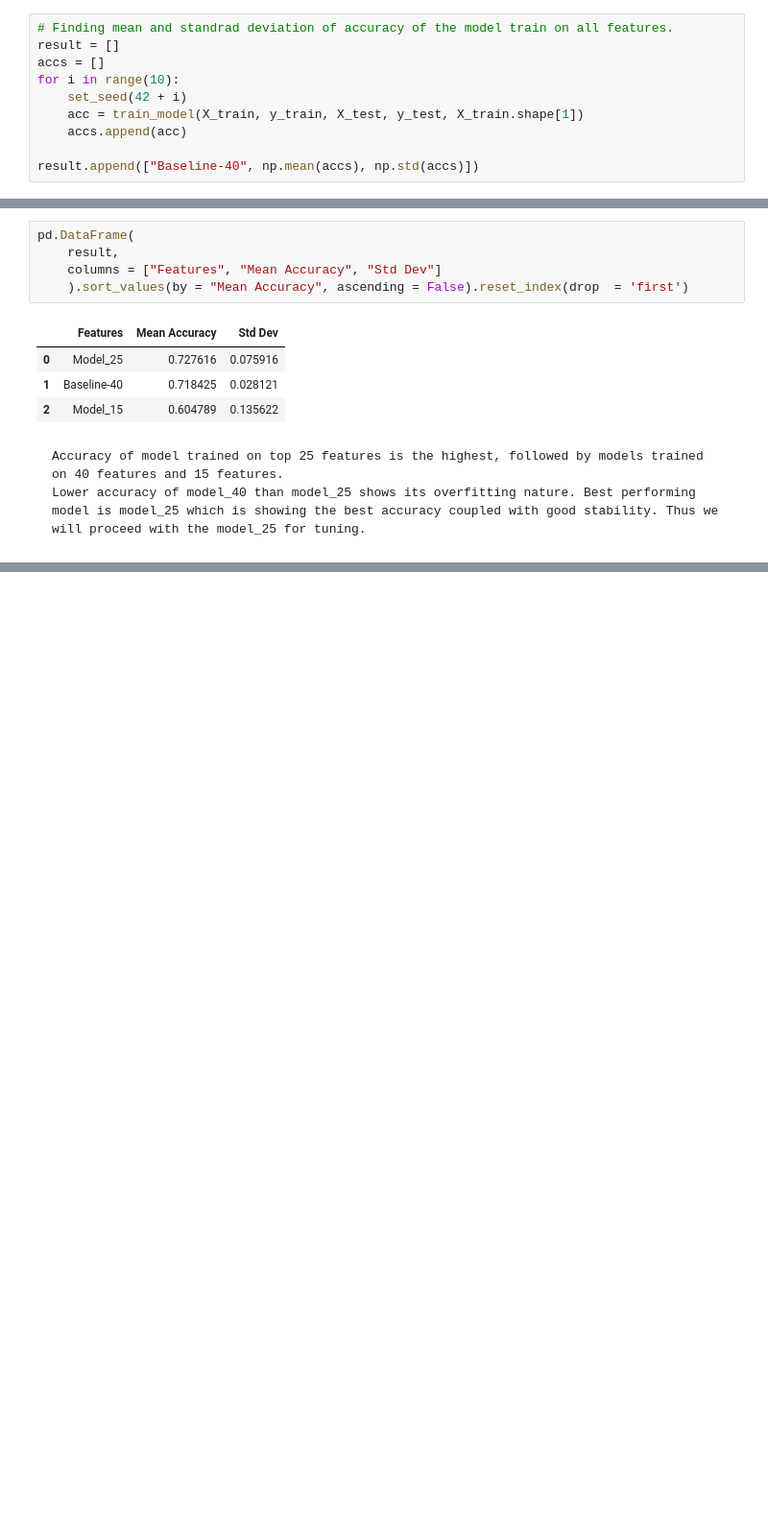
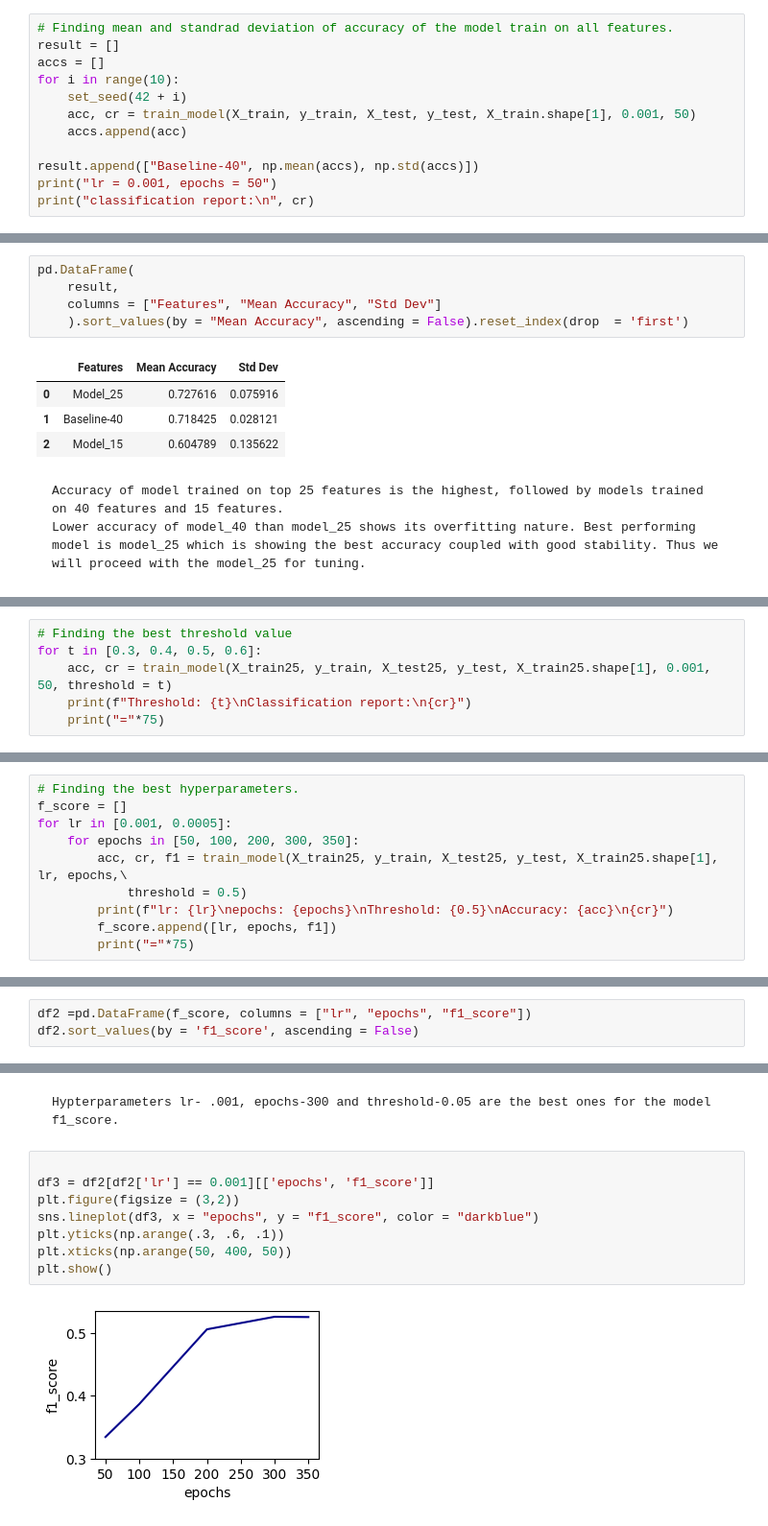
Before and after one commit to Padhanaya/apex-project2, a Jupyter notebook: apex.ipynb, the cells around one changed output, grey strips where cells are left out. Shown at 96% size. Cells and saved outputs as stored; diff of their text form; blank space fills up the shorter version.

`````diff
--- a/apex.ipynb
+++ b/apex.ipynb
@@ -901,7 +903,9 @@ result = []
 accs = []
 for i in range(10):
     set_seed(42 + i)
-    acc = train_model(X_train, y_train, X_test, y_test, X_train.shape[1])
+    acc, cr = train_model(X_train, y_train, X_test, y_test, X_train.shape[1], 0.001, 50)
     accs.append(acc)
 
 result.append(["Baseline-40", np.mean(accs), np.std(accs)])
+print("lr = 0.001, epochs = 50")
+print("classification report:\n", cr)
@@ -950,0 +967,6 @@ Lower accuracy of model_40 than model_25 shows its overfitting nature. Best perf
+# %%
+# Finding the best threshold value
+for t in [0.3, 0.4, 0.5, 0.6]:
+    acc, cr = train_model(X_train25, y_train, X_test25, y_test, X_train25.shape[1], 0.001, 50, threshold = t)
+    print(f"Threshold: {t}\nClassification report:\n{cr}")
+    print("="*75)
@@ -950,0 +995,10 @@ Lower accuracy of model_40 than model_25 shows its overfitting nature. Best perf
+# %%
+# Finding the best hyperparameters.
+f_score = []
+for lr in [0.001, 0.0005]:
+    for epochs in [50, 100, 200, 300, 350]:
+        acc, cr, f1 = train_model(X_train25, y_train, X_test25, y_test, X_train25.shape[1], lr, epochs,\
+            threshold = 0.5)
+        print(f"lr: {lr}\nepochs: {epochs}\nThreshold: {0.5}\nAccuracy: {acc}\n{cr}")
+        f_score.append([lr, epochs, f1])
+        print("="*75)
@@ -950,0 +1027,3 @@ Lower accuracy of model_40 than model_25 shows its overfitting nature. Best perf
+# %%
+df2 =pd.DataFrame(f_score, columns = ["lr", "epochs", "f1_score"])
+df2.sort_values(by = 'f1_score', ascending = False)
@@ -950,0 +1042,14 @@ Lower accuracy of model_40 than model_25 shows its overfitting nature. Best perf
+# %% [markdown]
+````
+Hypterparameters lr- .001, epochs-300 and threshold-0.05 are the best ones for the model f1_score.
+````
+# %%
+
+df3 = df2[df2['lr'] == 0.001][['epochs', 'f1_score']]
+plt.figure(figsize = (3,2))
+sns.lineplot(df3, x = "epochs", y = "f1_score", color = "darkblue")
+plt.yticks(np.arange(.3, .6, .1))
+plt.xticks(np.arange(50, 400, 50))
+plt.show()
+# %% [output]
+[figure, added]
`````
Also changed, not shown: parts of 10 cells of this notebook.
